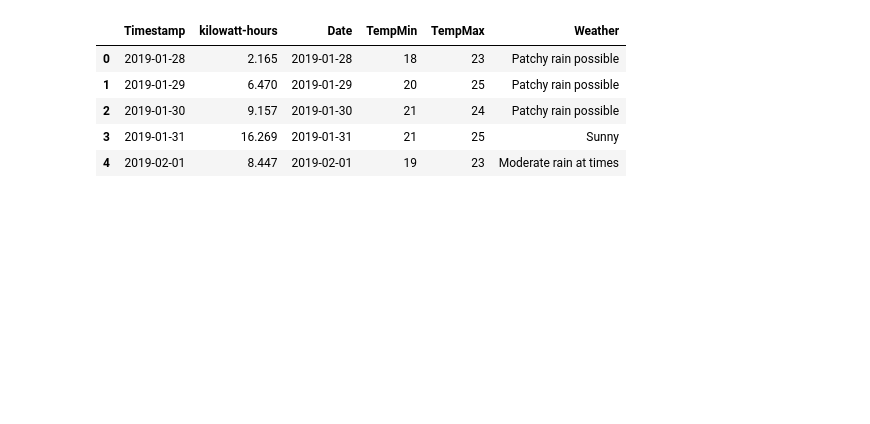
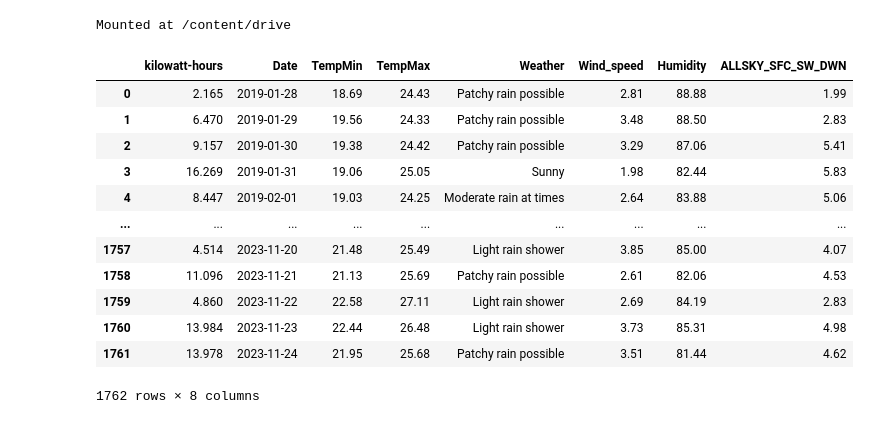
Before and after one commit to Luanho20092002/NCKH_SolarSystem, a Jupyter notebook: main.ipynb, the cells around one changed output. Cells and saved outputs as stored; diff of their text form; code cells hidden in the pictures; blank space fills up the shorter version.

Commit message:
Được tạo bằng Colab

```diff
--- a/main.ipynb
+++ b/main.ipynb
@@ -1,12 +1,27 @@
-# %%
-import numpy as np, pandas as pd, matplotlib.pyplot as plt
-
-df = pd.read_excel("dataset/Energy_Power_Weather.xlsx", sheet_name=0)
-df.head()
-# %% [output]
-|  | Timestamp | kilowatt-hours | Date | TempMin | TempMax | Weather |
-| 0 | 2019-01-28 | 2.165 | 2019-01-28 | 18 | 23 | Patchy rain possible |
-| 1 | 2019-01-29 | 6.470 | 2019-01-29 | 20 | 25 | Patchy rain possible |
-| 2 | 2019-01-30 | 9.157 | 2019-01-30 | 21 | 24 | Patchy rain possible |
-| 3 | 2019-01-31 | 16.269 | 2019-01-31 | 21 | 25 | Sunny |
-| 4 | 2019-02-01 | 8.447 | 2019-02-01 | 19 | 23 | Moderate rain at times |
+# %%
+from google.colab import drive
+import numpy as np, pandas as pd, matplotlib.pyplot as plt
+from keras import Sequential
+from keras.layers import Dense, Conv1D, Dropout, LSTM
+from sklearn.model_selection import train_test_split
+
+drive.mount('/content/drive', force_remount=True)
+# %% [output]
+Mounted at /content/drive
+# %%
+df = pd.read_csv("/content/drive/MyDrive/AI/dataset/Energy_Power_Weather.csv")
+df
+# %% [output]
+|  | kilowatt-hours | Date | TempMin | TempMax | Weather | Wind_speed | Humidity | ALLSKY_SFC_SW_DWN |
+| 0 | 2.165 | 2019-01-28 | 18.69 | 24.43 | Patchy rain possible | 2.81 | 88.88 | 1.99 |
+| 1 | 6.470 | 2019-01-29 | 19.56 | 24.33 | Patchy rain possible | 3.48 | 88.50 | 2.83 |
+| 2 | 9.157 | 2019-01-30 | 19.38 | 24.42 | Patchy rain possible | 3.29 | 87.06 | 5.41 |
+| 3 | 16.269 | 2019-01-31 | 19.06 | 25.05 | Sunny | 1.98 | 82.44 | 5.83 |
+| 4 | 8.447 | 2019-02-01 | 19.03 | 24.25 | Moderate rain at times | 2.64 | 83.88 | 5.06 |
+| ... | ... | ... | ... | ... | ... | ... | ... | ... |
+| 1757 | 4.514 | 2023-11-20 | 21.48 | 25.49 | Light rain shower | 3.85 | 85.00 | 4.07 |
+| 1758 | 11.096 | 2023-11-21 | 21.13 | 25.69 | Patchy rain possible | 2.61 | 82.06 | 4.53 |
+| 1759 | 4.860 | 2023-11-22 | 22.58 | 27.11 | Light rain shower | 2.69 | 84.19 | 2.83 |
+| 1760 | 13.984 | 2023-11-23 | 22.44 | 26.48 | Light rain shower | 3.73 | 85.31 | 4.98 |
+| 1761 | 13.978 | 2023-11-24 | 21.95 | 25.68 | Patchy rain possible | 3.51 | 81.44 | 4.62 |
+1762 rows × 8 columns
```
Also changed, not shown: parts of 13 cells of this notebook.
